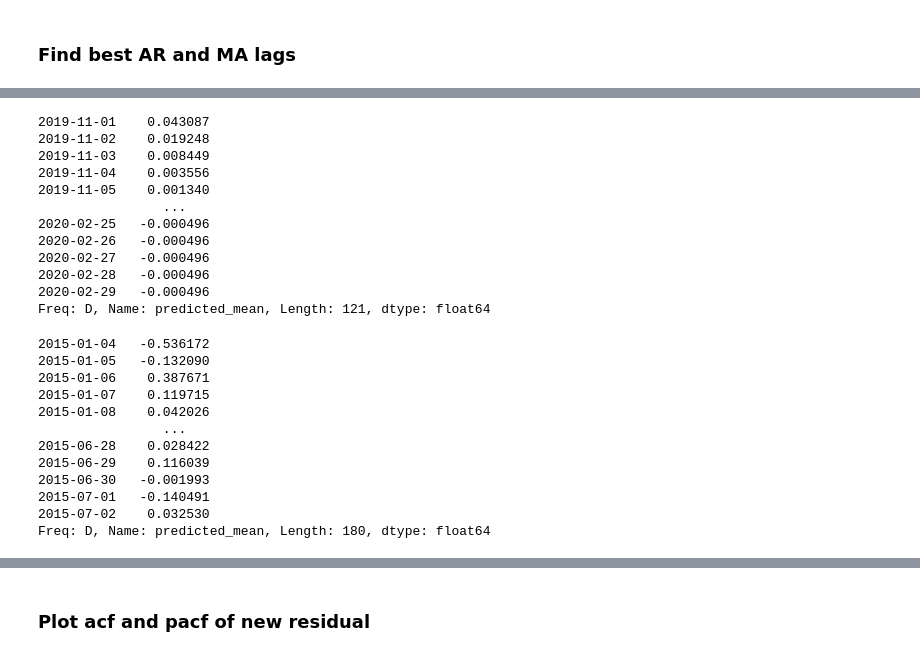
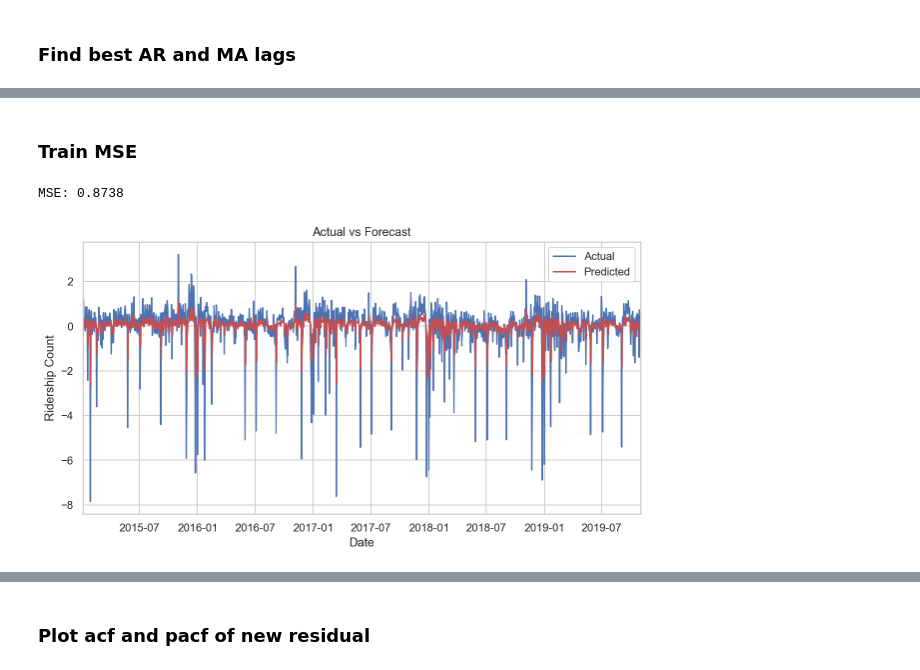
Before and after one commit to sujeongcha/TimeSeries-Transporation-and-Covid19, a Jupyter notebook: Modelling/subway_Arima.ipynb, the cells around one changed output, grey strips where cells are left out. Saved outputs shown, nothing was run; the diff lists cells and outputs as text; code cells hidden in the pictures.

```diff
--- a/Modelling/subway_Arima.ipynb
+++ b/Modelling/subway_Arima.ipynb
@@ -317,0 +335,3 @@ print(best_ar_lags, best_ma_lags)
+# %%
+ar_lags =(1,)
+ma_lags =(3,)
@@ -376,15 +362,0 @@ df_preCovid_residual_test
-# %%
-pred
-# %% [output]
-2019-11-01    0.043087
-2019-11-02    0.019248
-2019-11-03    0.008449
-2019-11-04    0.003556
-2019-11-05    0.001340
-                ...
-2020-02-25   -0.000496
-2020-02-26   -0.000496
-2020-02-27   -0.000496
-2020-02-28   -0.000496
-2020-02-29   -0.000496
-Freq: D, Name: predicted_mean, Length: 121, dtype: float64
@@ -393,15 +362,0 @@ postCovid_pred = arima_pred.predict(start=1, end=180)
-# %%
-postCovid_pred
-# %% [output]
-2015-01-04   -0.536172
-2015-01-05   -0.132090
-2015-01-06    0.387671
-2015-01-07    0.119715
-2015-01-08    0.042026
-                ...
-2015-06-28    0.028422
-2015-06-29    0.116039
-2015-06-30   -0.001993
-2015-07-01   -0.140491
-2015-07-02    0.032530
-Freq: D, Name: predicted_mean, Length: 180, dtype: float64
@@ -407,0 +366,8 @@ Freq: D, Name: predicted_mean, Length: 180, dtype: float64
+# %% [markdown]
+### Train MSE
+# %%
+plot_forecast(df_preCovid_residual_train['residual_scaled'],df_preCovid_residual_train['pred'])
+mse(df_preCovid_residual_train['residual_scaled'], df_preCovid_residual_train['pred'])
+# %% [output]
+MSE: 0.8738
+[figure, added]
```
Also changed, not shown: parts of 39 cells of this notebook.
